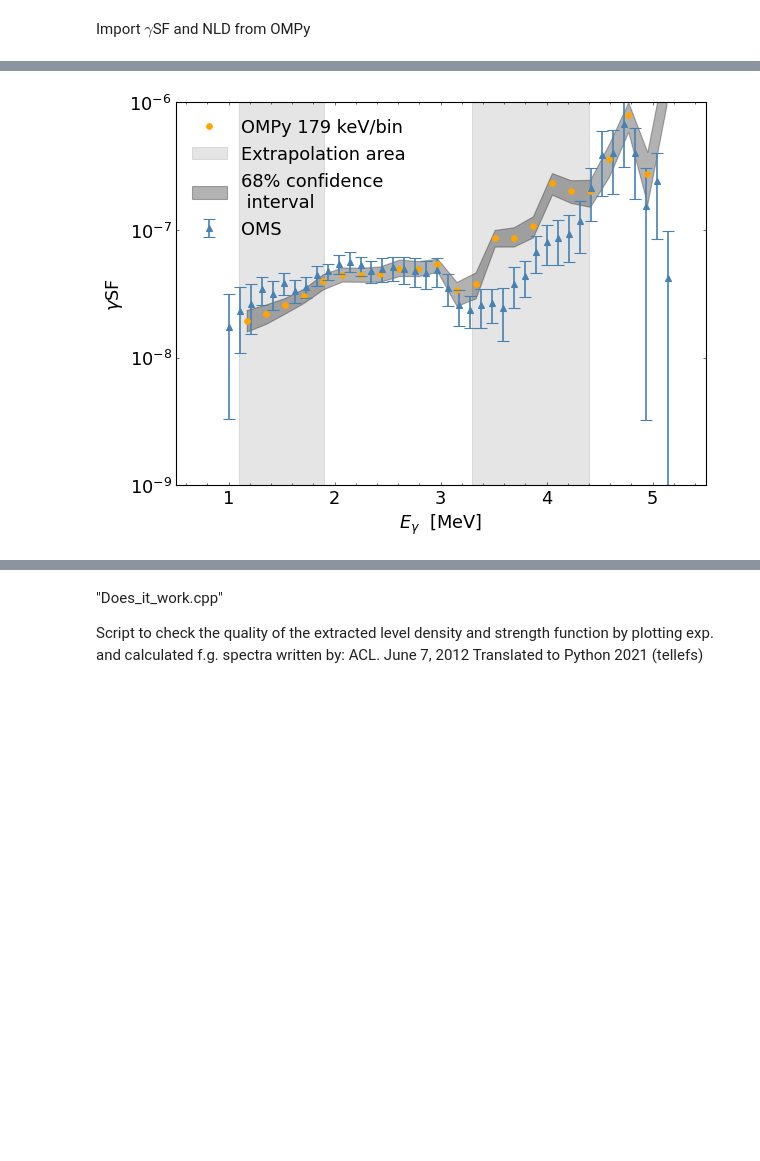
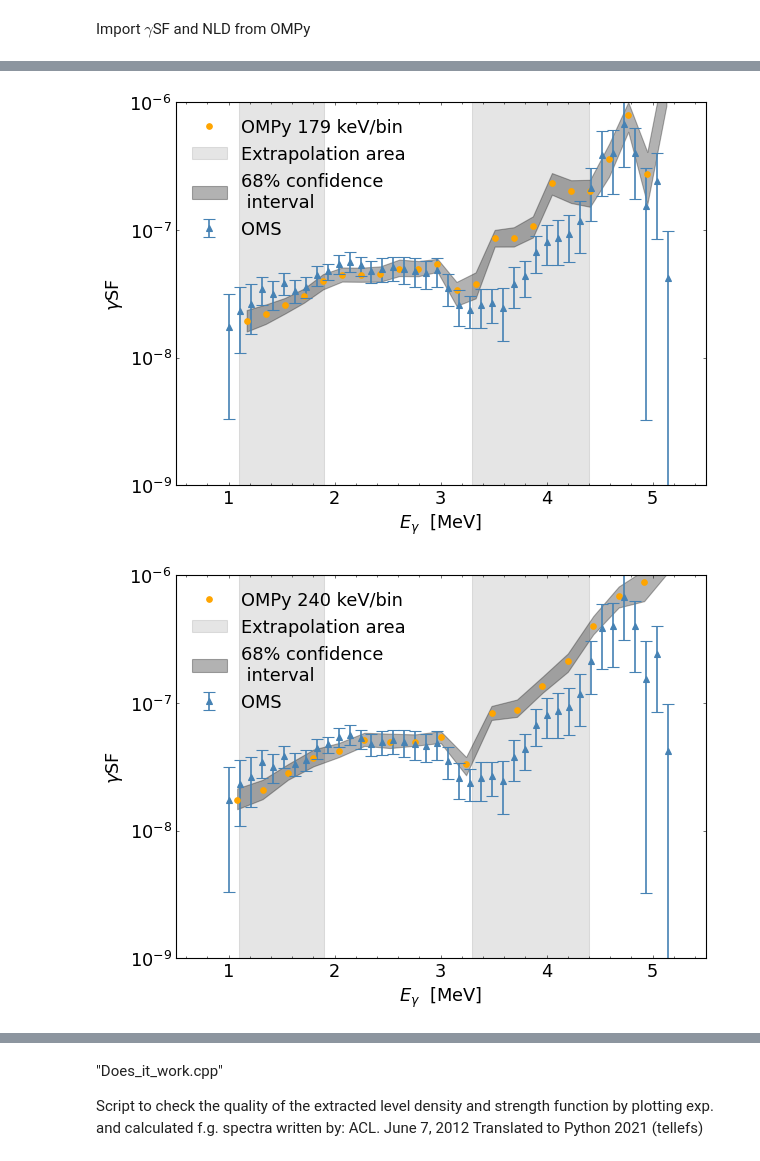
Before and after one commit to tellefs/MasterThesis, a Jupyter notebook: comparing.ipynb, the cells around one changed output, grey strips where cells are left out. Saved outputs shown, nothing was run; the diff lists cells and outputs as text; code cells hidden in the pictures; blank space fills up the shorter version.

```diff
--- a/comparing.ipynb
+++ b/comparing.ipynb
@@ -168,35 +169,38 @@ def plot_gsf_OMPy_vs_OMS(datetime, OMS_path, ax_gsf):
 
     ax_gsf.fill_between(gsfnorm_low, [1,1], [0,0], color='black', alpha=0.1, label='Extrapolation area')
     ax_gsf.fill_between(gsfnorm_high, [1,1], [0,0], color='black', alpha=0.1)
 
     [energy_gsf_OMS, gsf_OMS, gsf_OMS_error] = read_OMS(OMS_path)[0]
     [energy, median, error_upper, error_lower, error] = read_OMPy(datetime)[0]
 
     #make confidence interval plot
     ax_gsf.fill_between(energy, error_lower, error_upper, color='black', alpha=0.3, label='68% confidence\n interval')
     ax_gsf.plot(energy, median, marker='o', linestyle='',  color='orange', label='OMPy %.0i keV/bin'%check_kevperbin(energy))
 
 
     #plot settings
     ax_gsf.errorbar(x=energy_gsf_OMS, y=gsf_OMS, yerr=gsf_OMS_error,
                 marker='^', linestyle='', label='OMS', color='steelblue')
 
     ax_gsf.set_ylim(1e-9, 1e-6)
     ax_gsf.set_xlim(0.5, 5.5)
     ax_gsf.set_yscale('log')
     ax_gsf.yaxis.set_minor_locator(AutoMinorLocator())
     ax_gsf.xaxis.set_minor_locator(AutoMinorLocator())
     ax_gsf.set_xlabel('$E_\gamma$  [MeV]')
     ax_gsf.set_ylabel('$\gamma$SF')
     ax_gsf.legend()
 
 
-for datetime in datetimes:
+for i in range(3):
+    datetime = datetimes[i]
+    OMS_path = OMS_paths[i]
     fig, ax = plt.subplots()
-    plot_gsf_OMPy_vs_OMS(datetime, OMS_paths[0],ax)
+    plot_gsf_OMPy_vs_OMS(datetime, OMS_path,ax)
 # %% [output]
 [figure]
 [figure]
+[figure, added]
 # %%
 def plot_nld_OMPy_vs_OMS(datetime, OMS_path, ax_nld):
 
```
Also changed, not shown: parts of 5 cells of this notebook.
